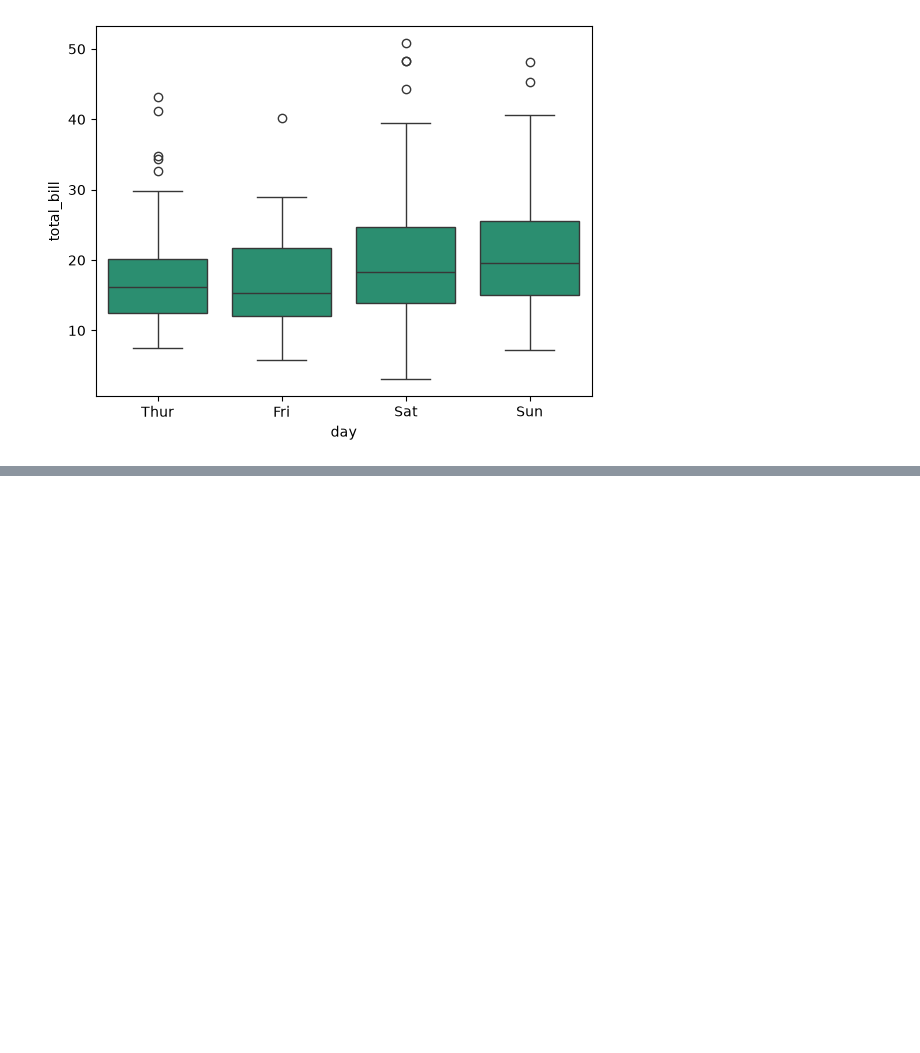
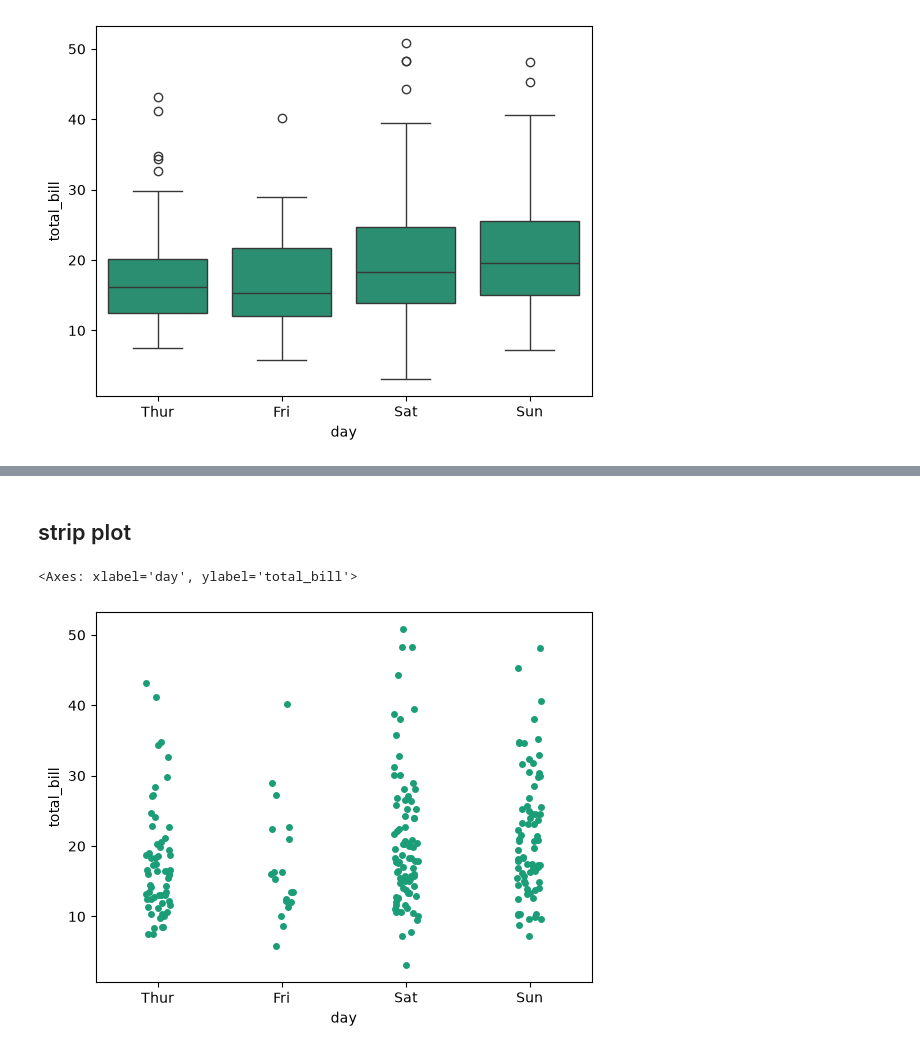
Before and after one commit to jihad-islam/Learning-ML, a Jupyter notebook: 5.Seaborn/1.plots_in_seaborn.ipynb, the cells around one changed output, grey strips where cells are left out. Cells and saved outputs as stored; diff of their text form; code cells hidden in the pictures; blank space fills up the shorter version.

```diff
--- a/5.Seaborn/1.intro.ipynb
+++ b/5.Seaborn/1.plots_in_seaborn.ipynb
@@ -790,0 +809,9 @@ sns.boxplot(data = data, x = 'day', y = 'total_bill')
+# %% [markdown]
+## strip plot
+# %%
+# jodi box plot er motoi but data gulare scatter way te dekhte chai tokhon strip plot use kora hoy.
+
+sns.stripplot(data = data, x = 'day', y = 'total_bill')
+# %% [output]
+<Axes: xlabel='day', ylabel='total_bill'>
+[figure, added]
```
Also changed, not shown: parts of 15 cells of this notebook, 1 other file.
